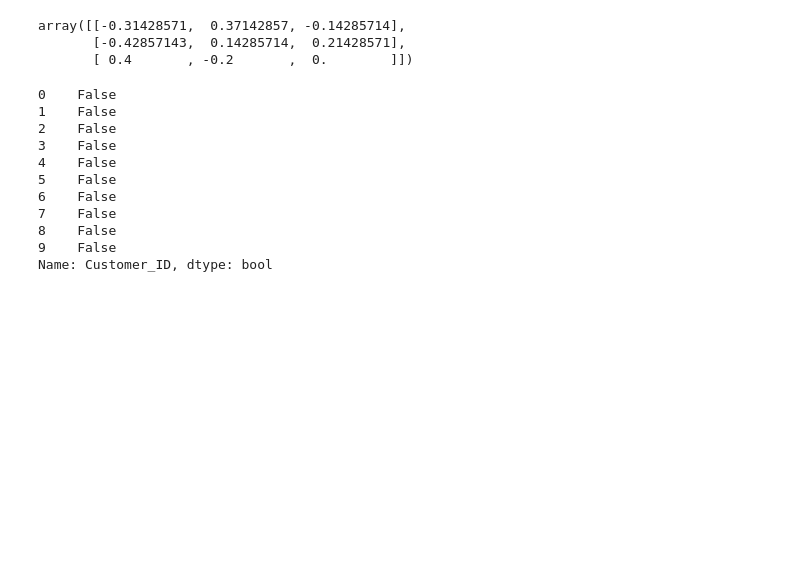
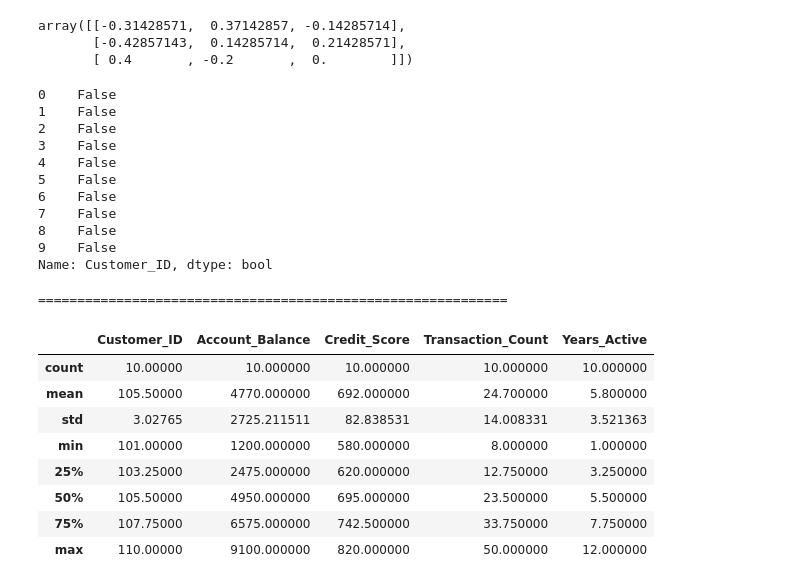
Before and after one commit to HariDinesh5481/Data-Science, a Jupyter notebook: Python/numpy_assign.ipynb, the cells around one changed output. Cells and saved outputs as stored; diff of their text form; code cells hidden in the pictures; blank space fills up the shorter version.

```diff
--- a/Python/numpy_assign.ipynb
+++ b/Python/numpy_assign.ipynb
@@ -566,0 +568,16 @@ Name: Customer_ID, dtype: bool
+# %%
+print("=" * 60)
+# %% [output]
+============================================================
+# %%
+df.describe()
+# %% [output]
+|  | Customer_ID | Account_Balance | Credit_Score | Transaction_Count | Years_Active |
+| count | 10.00000 | 10.000000 | 10.000000 | 10.000000 | 10.000000 |
+| mean | 105.50000 | 4770.000000 | 692.000000 | 24.700000 | 5.800000 |
+| std | 3.02765 | 2725.211511 | 82.838531 | 14.008331 | 3.521363 |
+| min | 101.00000 | 1200.000000 | 580.000000 | 8.000000 | 1.000000 |
+| 25% | 103.25000 | 2475.000000 | 620.000000 | 12.750000 | 3.250000 |
+| 50% | 105.50000 | 4950.000000 | 695.000000 | 23.500000 | 5.500000 |
+| 75% | 107.75000 | 6575.000000 | 742.500000 | 33.750000 | 7.750000 |
+| max | 110.00000 | 9100.000000 | 820.000000 | 50.000000 | 12.000000 |
```
Also changed, not shown: parts of 12 cells of this notebook, 1 other file.
